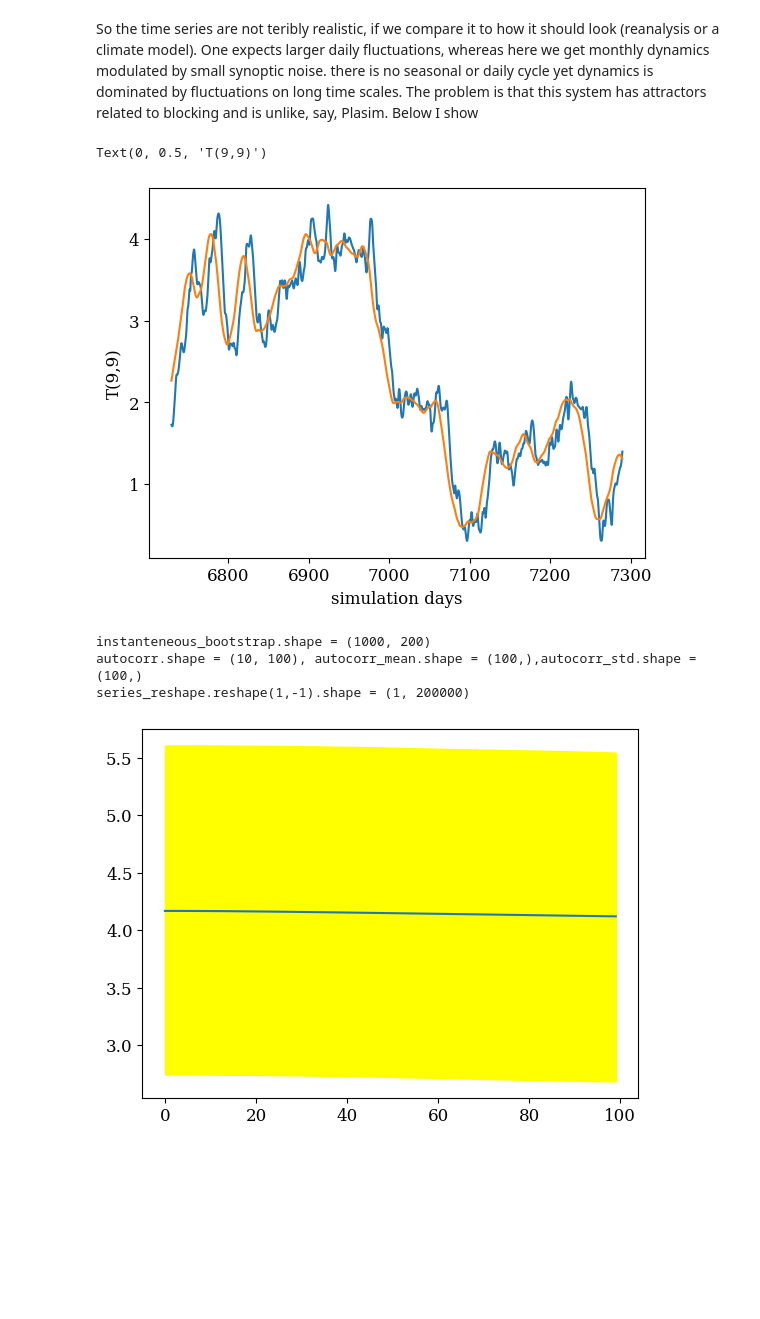
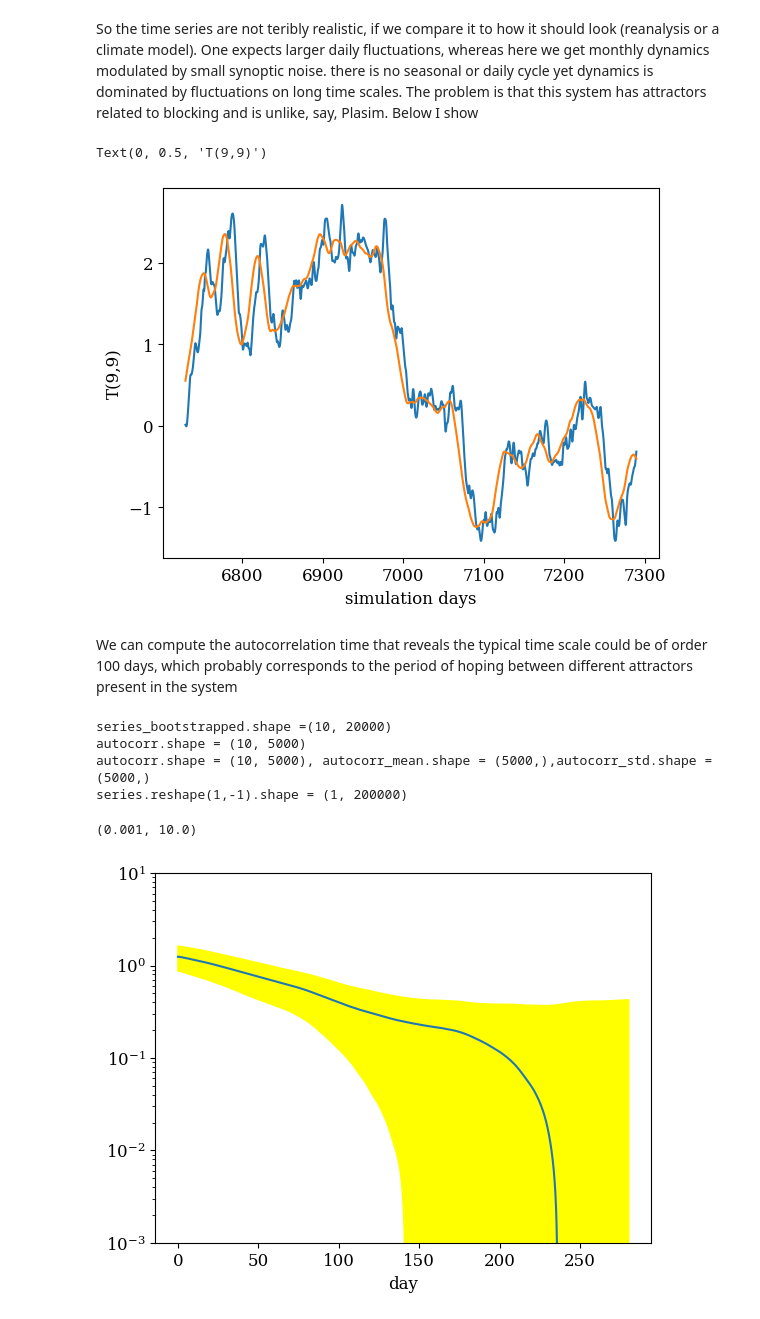
Before and after one commit to georgemilosh/qgs, a Jupyter notebook: rareevents/simple_run2.ipynb, the cells around one changed output. Cells and saved outputs as stored; diff of their text form; code cells hidden in the pictures; blank space fills up the shorter version.

Commit message:
Fixed autocorrelation bug

```diff
--- a/rareevents/simple_run2.ipynb
+++ b/rareevents/simple_run2.ipynb
@@ -388,0 +391,3 @@ psi.plot(18)
+# %%
+groundT.climatology = np.mean(groundT.diagnostic,0)
+groundT.climatology[9,9]
@@ -391,6 +398,6 @@ We now show some simple statistics of the temperature fluctuations in the middle
 # %%
 x, y = 9, 9
-instanteneous = groundT.diagnostic[:,x, y]
+instanteneous = groundT.diagnostic[:,x, y] - groundT.climatology[x,y]
 timedimensional = groundT._time*groundT._model_params.dimensional_time
 daily = np.convolve(instanteneous,  np.ones(18*14)/(18*14), mode='valid')
 fig, axs = plt.subplots(nrows=1, ncols=4, figsize=(25,4),constrained_layout=False)
@@ -428,43 +435,47 @@ plt.xlabel('simulation days')
 plt.ylabel(f'T({x},{y})')
 # %% [output]
 Text(0, 0.5, 'T(9,9)')
-[figure, old version]
+[figure, new version]
+# %% [markdown]
+We can compute the autocorrelation time that reveals the typical time scale could be of order 100 days, which probably corresponds to the period of hoping between different attractors present in the system
 # %%
 def autocorrelation(myseries, maxlag):
     # this pads each year with padsize sample time of 0s so that when the array is permuted to be multiplied by itself we don't end up using the previous part of the year
     series_pad = np.pad(myseries,((0, 0), (0, maxlag)), 'constant')
     autocorr = []
     for k in range(maxlag):
         autocorr.append(np.sum(series_pad*np.roll(series_pad, -k))/(series_pad.shape[0]*(series_pad.shape[1]-k-maxlag)))
     return autocorr
 
-def PltAutocorrelation(series_reshape):
-    myfiglabels = ['111']
-    myfirst = [0]
-    mylast = [100]
-    for first, last, figlabels in zip(myfirst, mylast, myfiglabels):
-        autocorr = []
-        for i in range(10):
-            autocorr.append(autocorrelation(series_reshape[i*100:(i+1)*100,first:last],last-first))
-        autocorr = np.array(autocorr)#/np.std(t2m.abs_area_int[i*100:(i+1)*100,first:last])**2
-
-        autocorr_mean = np.mean(autocorr,0)
-        autocorr_std = np.std(autocorr,0)
-        print(f'{autocorr.shape = }, {autocorr_mean.shape = },{autocorr_std.shape = }')
-        plt.fill_between(np.arange(0, len(autocorr_mean)), autocorr_mean-autocorr_std, autocorr_mean+autocorr_std,color='yellow')
-        print(f'{series_reshape.reshape(1,-1).shape = }')
-        full_auto = autocorrelation(series_reshape.reshape(1,-1),100)
-        plt.plot(full_auto,label='Gaussian')
-        return autocorr_mean, autocorr_std
+def PltAutocorrelation(series_in,bootstrapnumber,timelenx):
+    autocorr = []
+    series = series_in[:bootstrapnumber*(len(series_in)//bootstrapnumber)] # remove the extra stuff
+    series_bootstrapped = series.reshape(bootstrapnumber,-1)
+    print(f'{series_bootstrapped.shape =}')
+    for i in range(bootstrapnumber):
+        autocorr.append(autocorrelation(series_bootstrapped[i:(i+1),:],timelenx))
+    autocorr = np.array(autocorr)#/np.std(t2m.abs_area_int[i:(i+1),:])**2 # uncomment this is autocorrelation is seeked for (so that at time = 0 it is normalized to 1)
+    print(f'{autocorr.shape = }')
+    autocorr_mean = np.mean(autocorr,0)
+    autocorr_std = np.std(autocorr,0)
+    print(f'{autocorr.shape = }, {autocorr_mean.shape = },{autocorr_std.shape = }')
+    plt.fill_between((groundT._time[:len(autocorr_mean)]*groundT._model_params.dimensional_time), autocorr_mean-autocorr_std, autocorr_mean+autocorr_std,color='yellow')
+    print(f'{series.reshape(1,-1).shape = }')
+    full_auto = autocorrelation(series.reshape(1,-1),timelenx)
+    plt.plot((groundT._time[:len(full_auto)]*groundT._model_params.dimensional_time),full_auto,label='Gaussian')
+    return autocorr_mean, autocorr_std
 
 
 
-bootstrapnumber = 1000
-instanteneous_bootstrap = instanteneous[:bootstrapnumber*(len(instanteneous)//bootstrapnumber)].reshape(bootstrapnumber,-1)
-print(f'{instanteneous_bootstrap.shape = }')
-autocorr_mean,autocorr_std = PltAutocorrelation(instanteneous_bootstrap)
+bootstrapnumber = 10
+autocorr_mean,autocorr_std = PltAutocorrelation(instanteneous,bootstrapnumber,5000)
+plt.xlabel('day')
+plt.yscale('log')
+plt.ylim([1e-3,1e1])
 # %% [output]
-instanteneous_bootstrap.shape = (1000, 200)
-autocorr.shape = (10, 100), autocorr_mean.shape = (100,),autocorr_std.shape = (100,)
-series_reshape.reshape(1,-1).shape = (1, 200000)
+series_bootstrapped.shape =(10, 20000)
+autocorr.shape = (10, 5000)
+autocorr.shape = (10, 5000), autocorr_mean.shape = (5000,),autocorr_std.shape = (5000,)
+series.reshape(1,-1).shape = (1, 200000)
+(0.001, 10.0)
-[figure, old version]
+[figure, new version]
```
Also changed, not shown: parts of 12 cells of this notebook.
